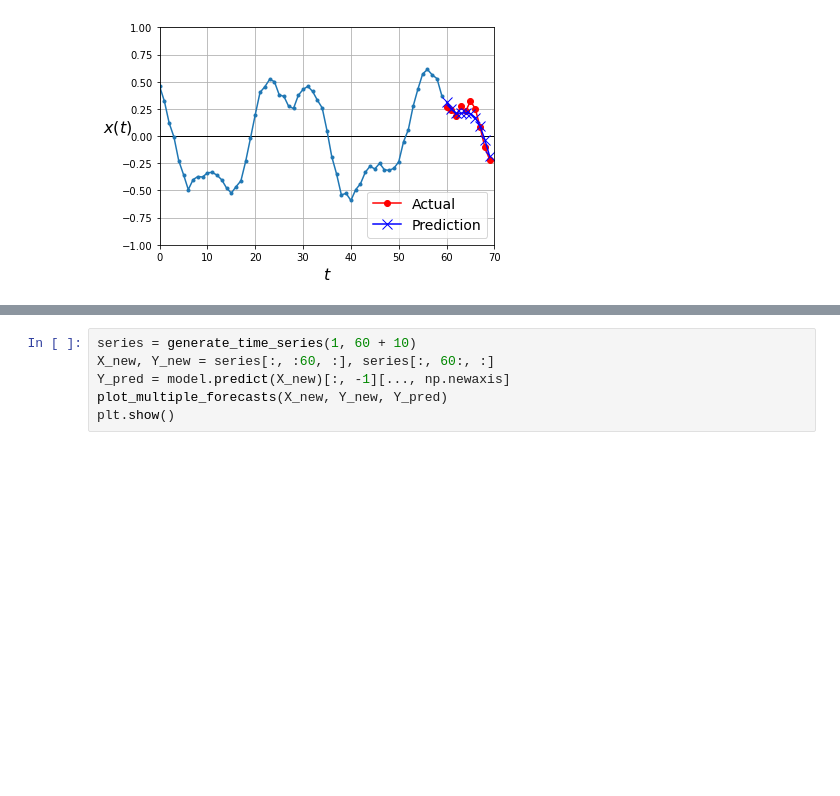
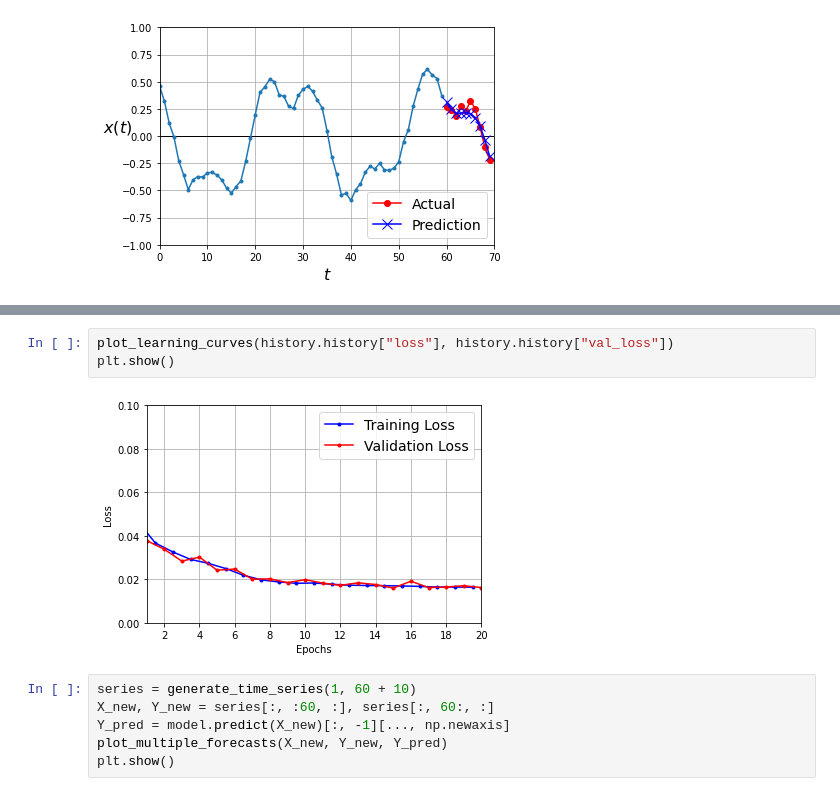
Before and after one commit to agelas/HOML, a Jupyter notebook: SequencesRNN.ipynb, the cells around one changed output, grey strips where cells are left out. Saved outputs shown, nothing was run; the diff lists cells and outputs as text; blank space fills up the shorter version.

```diff
--- a/SequencesRNN.ipynb
+++ b/SequencesRNN.ipynb
@@ -270,3 +270,8 @@ Epoch 20/20
+# %%
+plot_learning_curves(history.history["loss"], history.history["val_loss"])
+plt.show()
+# %% [output]
+[figure, added]
 # %%
 series = generate_time_series(1, 60 + 10)
 X_new, Y_new = series[:, :60, :], series[:, 60:, :]
```
Also changed, not shown: parts of 25 cells of this notebook.
